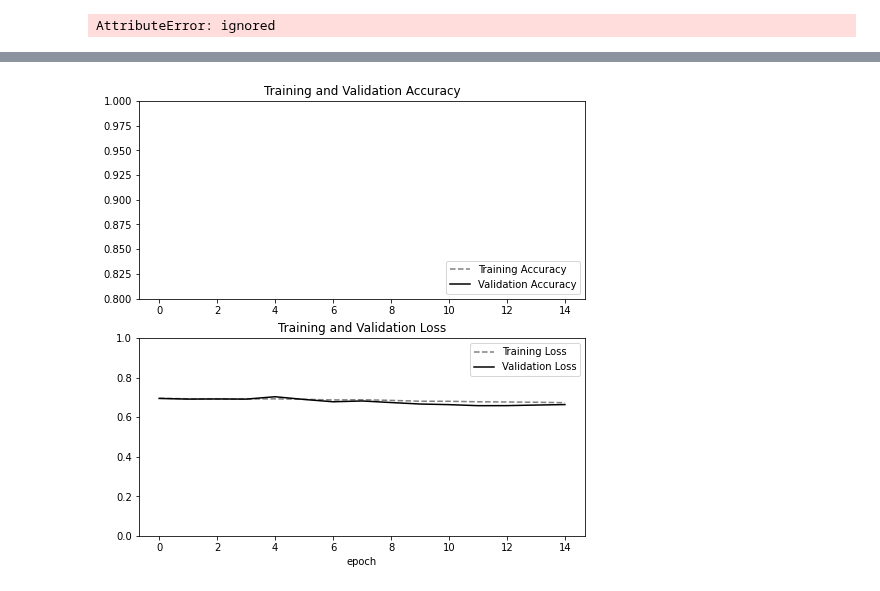
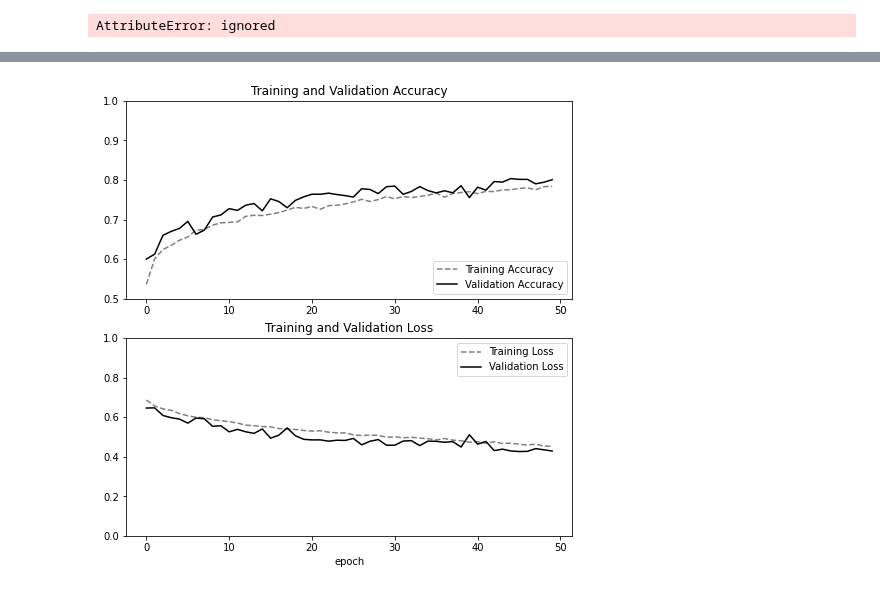
Before and after one commit to cosimo-schiavoni/Massive_Data_Project, a Jupyter notebook: Cats_Dogs_3.ipynb, the cells around one changed output, grey strips where cells are left out. Saved outputs shown, nothing was run; the diff lists cells and outputs as text; code cells hidden in the pictures.

```diff
--- a/Cats_Dogs_3.ipynb
+++ b/Cats_Dogs_3.ipynb
@@ -341,8 +358,8 @@ def get_compiled_model():
     cnn.add(tf.keras.Sequential([
       layers.RandomFlip("horizontal_and_vertical"),
       layers.RandomRotation(0.3),
-        layers.RandomContrast(0.5, seed=None),
-        RandomInvert(),
+        #layers.RandomContrast(0.5, seed=None),
+        #RandomInvert(),
         layers.RandomZoom(height_factor=(-0.2, +0.3)),
         layers.RandomTranslation(height_factor=(-0.2, +0.3),width_factor=(-0.2, +0.3)),
         layers.Rescaling(1./255, offset= -1)
@@ -351,7 +368,11 @@ def get_compiled_model():
     #DROPOUT
     #Introduce the Convolution layer with Kernel_initializer=Sobel_x
     #Convolution
-    cnn.add(tf.keras.layers.Conv2D(32, kernel_size=3, activation='relu',  input_shape = [250,250,3]))
+    cnn.add(tf.keras.layers.Conv2D(32, kernel_size=3, activation='relu',  input_shape = [350,350,3]))
+    #Pooling
+    cnn.add(tf.keras.layers.MaxPool2D(pool_size = 2, strides = 2))
+    #Convolution
+    cnn.add(tf.keras.layers.Conv2D(filters = 32, kernel_size = 3,  strides=2, activation = 'relu'))
     #Pooling
     cnn.add(tf.keras.layers.MaxPool2D(pool_size = 2, strides = 2))
     #Convolution
@@ -361,7 +382,7 @@ def get_compiled_model():
     #Flattening
     cnn.add(tf.keras.layers.Flatten())
     #Full Connection
-    cnn.add(tf.keras.layers.Dense(units = 128, activation = 'relu'))
+    cnn.add(tf.keras.layers.Dense(units = 256, activation = 'relu'))
     #Output Layer
     cnn.add(tf.keras.layers.Dense(units=1, activation = 'sigmoid'))
     ###Training CNN
@@ -383,7 +404,7 @@ def get_dataset():
     EPOCHS = 15
     #BATCH_SIZE = 32
     #IMG_SIZE = (160, 160)
-    IMG_SIZE = (250, 250)
+    IMG_SIZE = (350, 350)
 
     os.listdir(data_dir)
 
@@ -444,6 +464,6 @@ with strategy.scope():
 
 # Train the model on all available devices.
 train_dataset, validation_dataset, test_dataset = get_dataset()
-model_fit = model.fit(train_dataset, epochs=15, validation_data=validation_dataset)
+model_fit = model.fit(train_dataset, epochs=50, validation_data=validation_dataset)
 model_fit
 # %% [output]
@@ -460,28 +495,28 @@ model.evaluate(test_dataset)
 # %%
 #There are two variable objects. Divided between around 2.5 million of MobilNet parameters which
 #are frozen, and 1.2 thousand of trainable parameter in the Dense layer
 #len(cnn.trainable_variables)
 
 acc = model_fit.history['accuracy']
 val_acc = model_fit.history['val_accuracy']
 loss_ = model_fit.history['loss']
 val_loss_ = model_fit.history['val_loss']
 
 plt.figure(figsize=(8, 8))
 plt.subplot(2, 1, 1)
 plt.plot(acc, label='Training Accuracy', color = 'gray',linestyle='dashed')
 plt.plot(val_acc, label='Validation Accuracy', color = 'black')
-plt.ylim([0.8, 1])
+plt.ylim([0.5, 1])
 plt.legend(loc='lower right')
 plt.title('Training and Validation Accuracy')
 
 plt.subplot(2, 1, 2)
 plt.plot(loss_, label='Training Loss', color = 'gray',linestyle='dashed')
 plt.plot(val_loss_, label='Validation Loss', color = 'black')
 plt.ylim([0, 1.0])
 plt.legend(loc='upper right')
 plt.title('Training and Validation Loss')
 plt.xlabel('epoch')
 plt.show()
 # %% [output]
-[figure, old version]
+[figure, new version]
```
Also changed, not shown: parts of 7 cells of this notebook.
